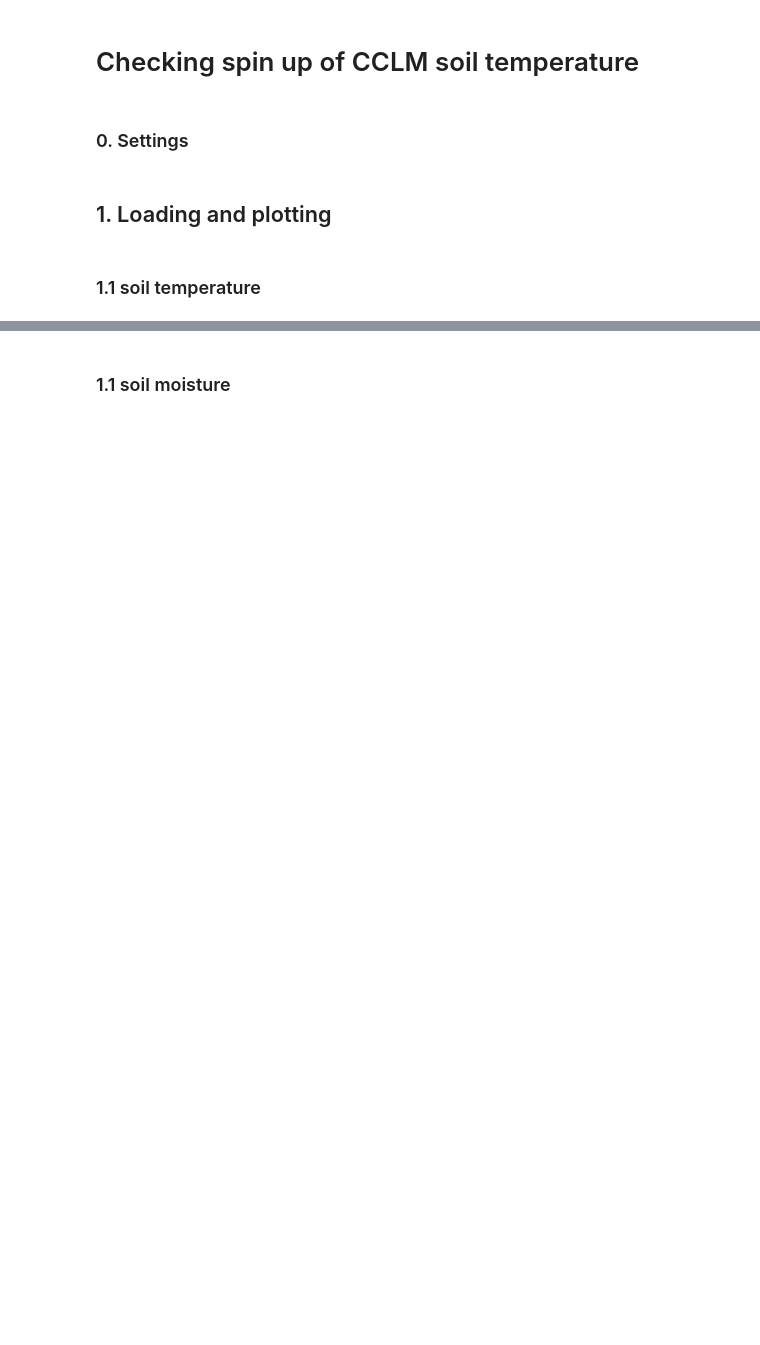
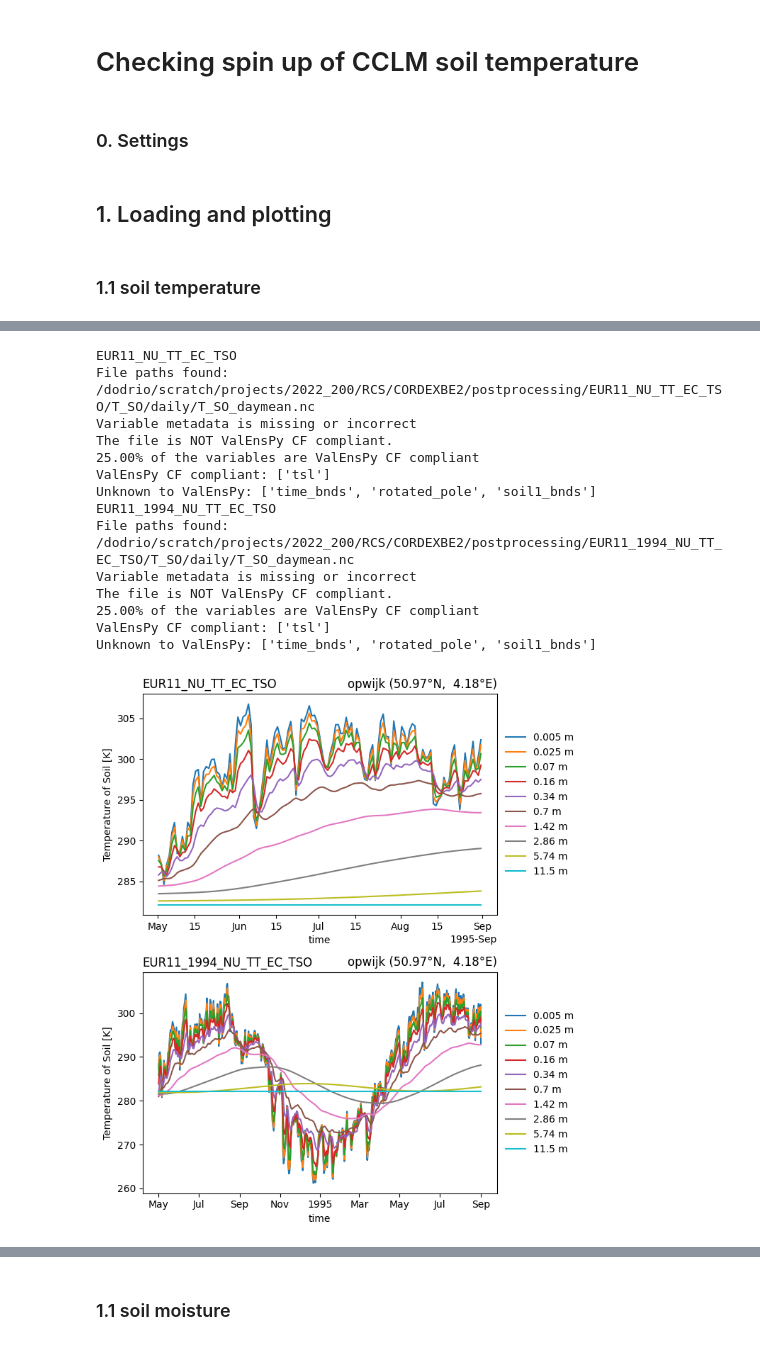
Before and after one commit to CORDEX-be2/ValEnsPy, a Jupyter notebook: evaluation_cclm/cclm_soil_spinup.ipynb, the cells around one changed output, grey strips where cells are left out. Saved outputs shown, nothing was run; the diff lists cells and outputs as text; code cells hidden in the pictures; blank space fills up the shorter version.

```diff
--- a/evaluation_cclm/cclm_soil_spinup.ipynb
+++ b/evaluation_cclm/cclm_soil_spinup.ipynb
@@ -83,0 +137,43 @@ FileNotFoundError: No files found for dataset CCLM, variables ['tsl'], period No
+# %%
+variable = 'tsl'
+
+fig, axes = plt.subplots(len(experiments),1,figsize = (7,8))
+axes=axes.flatten()
+
+for i,experiment in enumerate(experiments):
+    print(experiment)
+    ax = axes[i]
+    ds_mod = manager.load_data(model, [variable], freq="daily", path_identifiers=[experiment, "daymean"])
+
+    ds_mod_point = select_point(ds_mod, point_coord, rotated_pole = True)
+
+    da_mod_point = ds_mod_point[variable]
+
+    for soil_level in da_mod_point.soil1:
+
+        da_mod_point.sel(soil1=soil_level).plot(ax = ax, label=str(soil_level.values)+' m')
+        ax.legend(frameon=False, loc='center left', bbox_to_anchor=(1, 0.5))
+
+        ax.set_title(' ', loc='center')
+        ax.set_title(f"{point_id} ({point_coord[1]}°N,  {point_coord[0]}°E)", loc='right');
+        ax.set_title(experiment, loc='left')
+
+fig.tight_layout()
+# %% [output]
+EUR11_NU_TT_EC_TSO
+File paths found:
+/dodrio/scratch/projects/2022_200/RCS/CORDEXBE2/postprocessing/EUR11_NU_TT_EC_TSO/T_SO/daily/T_SO_daymean.nc
+Variable metadata is missing or incorrect
+The file is NOT ValEnsPy CF compliant.
+25.00% of the variables are ValEnsPy CF compliant
+ValEnsPy CF compliant: ['tsl']
+Unknown to ValEnsPy: ['time_bnds', 'rotated_pole', 'soil1_bnds']
+EUR11_1994_NU_TT_EC_TSO
+File paths found:
+/dodrio/scratch/projects/2022_200/RCS/CORDEXBE2/postprocessing/EUR11_1994_NU_TT_EC_TSO/T_SO/daily/T_SO_daymean.nc
+Variable metadata is missing or incorrect
+The file is NOT ValEnsPy CF compliant.
+25.00% of the variables are ValEnsPy CF compliant
+ValEnsPy CF compliant: ['tsl']
+Unknown to ValEnsPy: ['time_bnds', 'rotated_pole', 'soil1_bnds']
+[figure, added]
```
Also changed, not shown: parts of 10 cells of this notebook, 3 other files.
